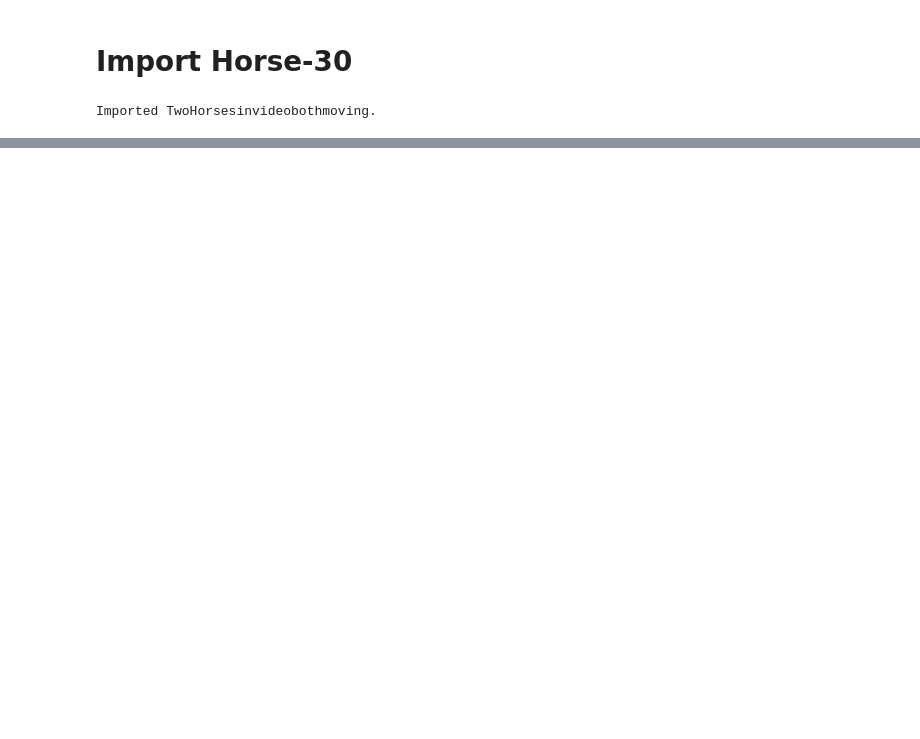
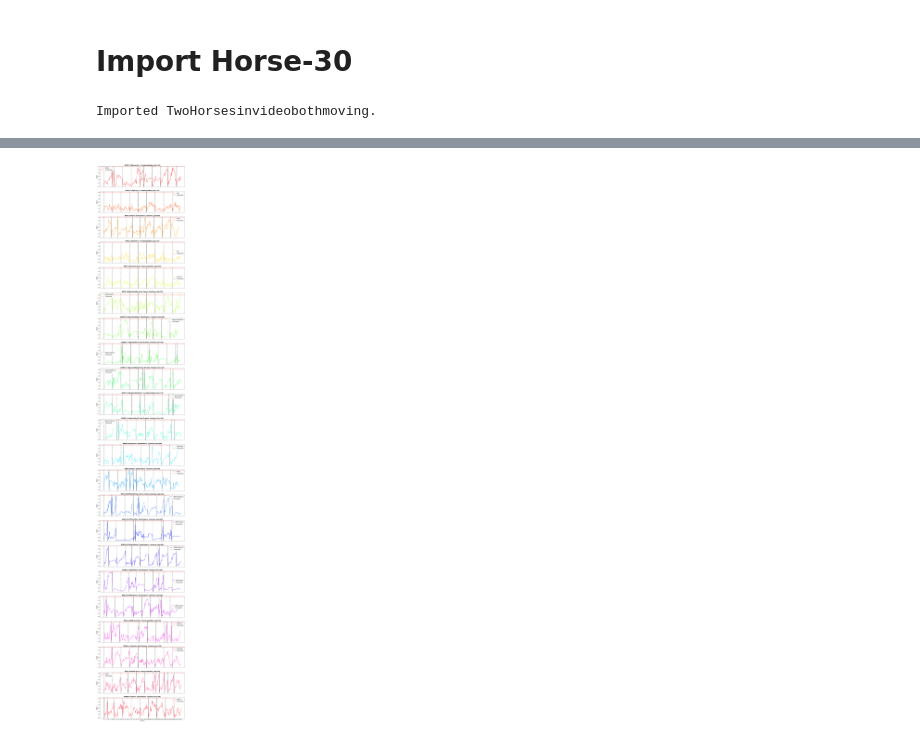
Before and after one commit to arashsm79/benchtrack, a Jupyter notebook: src/benchtrack/benchtrack.ipynb, the cells around one changed output, grey strips where cells are left out. Cells and saved outputs as stored; diff of their text form; code cells hidden in the pictures; blank space fills up the shorter version.

```diff
--- a/src/benchtrack/benchtrack.ipynb
+++ b/src/benchtrack/benchtrack.ipynb
@@ -35,3 +27,6 @@ dj.Diagram(schema).draw()
 import_from_horse30("/home/arash/dev/benchtrack/data/horse10/labeled-data")
 # %% [output]
 Imported TwoHorsesinvideobothmoving.
+# %%
+session_to_benchmark = Session * (TrackingBenchmarkSettingsLookup & 'setting_id=1')
+TrackingBenchmark.populate(session_to_benchmark)
@@ -37,0 +60,3 @@ Imported TwoHorsesinvideobothmoving.
+# %%
+TrackingBenchmark.plot_keypoint_rmse(session_to_benchmark)
+# %% [output]
@@ -37,0 +80 @@ Imported TwoHorsesinvideobothmoving.
+[figure, added]
```
Also changed, not shown: parts of 6 cells of this notebook, 1 other file.
